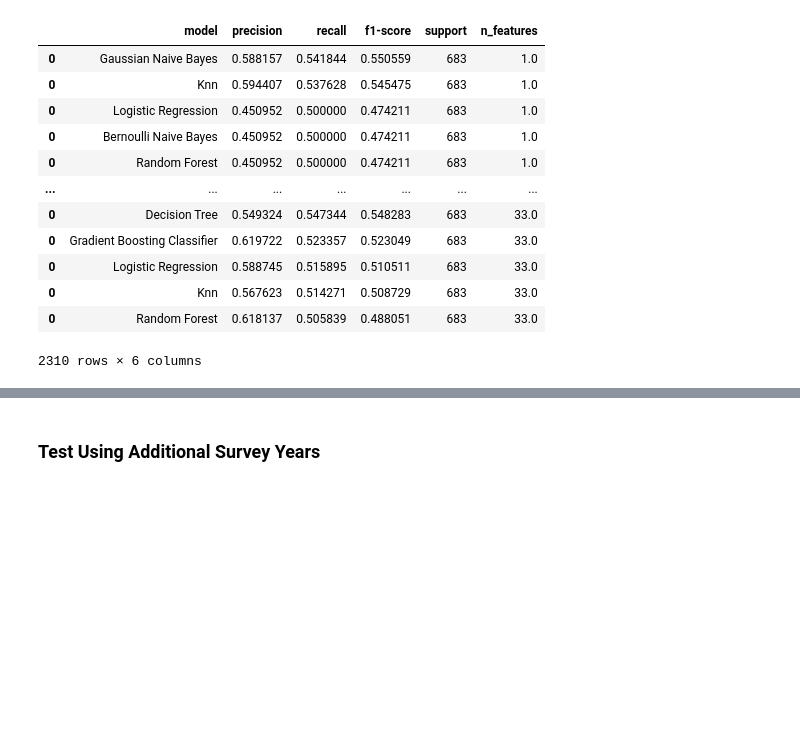
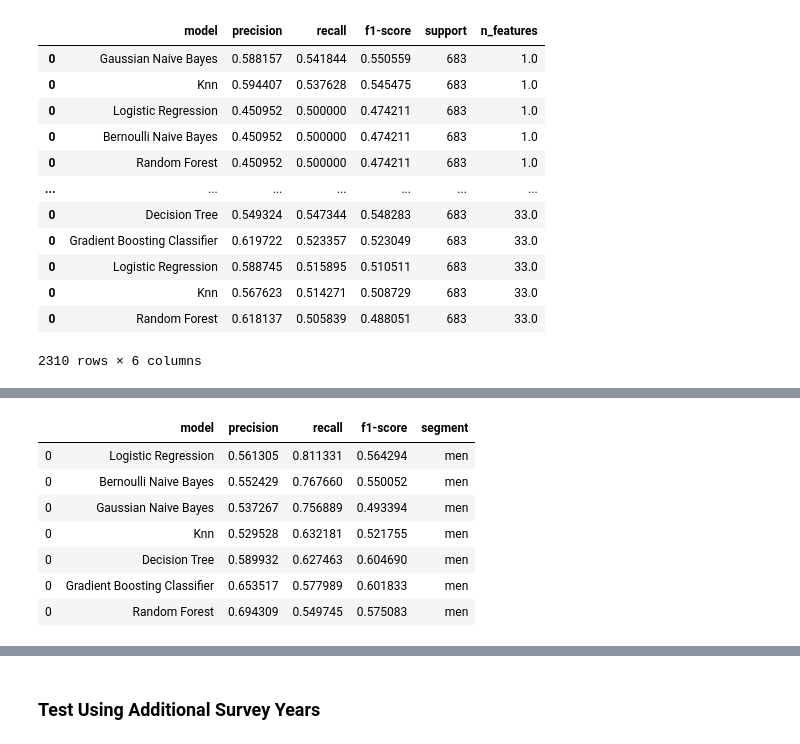
Before and after one commit to orenscarmeli/capstone210-ppd-carmeli_chari_hand_lee, a Jupyter notebook: modeling/initial_modeling.ipynb, the cells around one changed output, grey strips where cells are left out. Drawn from its saved outputs; the diff is of its cells as text; code cells hidden in the pictures; blank space fills up the shorter version.

```diff
--- a/modeling/initial_modeling.ipynb
+++ b/modeling/initial_modeling.ipynb
@@ -596,0 +798,23 @@ alt.Chart(model_perf_nfeatures_rand).mark_point().encode(
+# %%
+#Men only
+
+cdc_survey_men = cdc_survey[cdc_survey['is_male'] == 1]
+
+x_train, x_test, y_train, y_test = get_model_data(
+    original_df = cdc_survey_men,
+    columns = all_columns
+)
+
+baseline_model = baseline_models(x_train, y_train, x_test, y_test, do_smote=True)
+men_results=baseline_model[['model','precision','recall','f1-score']]
+men_results['segment']='men'
+men_results
+# %% [output]
+|  | model | precision | recall | f1-score | segment |
+| 0 | Logistic Regression | 0.561305 | 0.811331 | 0.564294 | men |
+| 0 | Bernoulli Naive Bayes | 0.552429 | 0.767660 | 0.550052 | men |
+| 0 | Gaussian Naive Bayes | 0.537267 | 0.756889 | 0.493394 | men |
+| 0 | Knn | 0.529528 | 0.632181 | 0.521755 | men |
+| 0 | Decision Tree | 0.589932 | 0.627463 | 0.604690 | men |
+| 0 | Gradient Boosting Classifier | 0.653517 | 0.577989 | 0.601833 | men |
+| 0 | Random Forest | 0.694309 | 0.549745 | 0.575083 | men |
```
Also changed, not shown: parts of 15 cells of this notebook.
